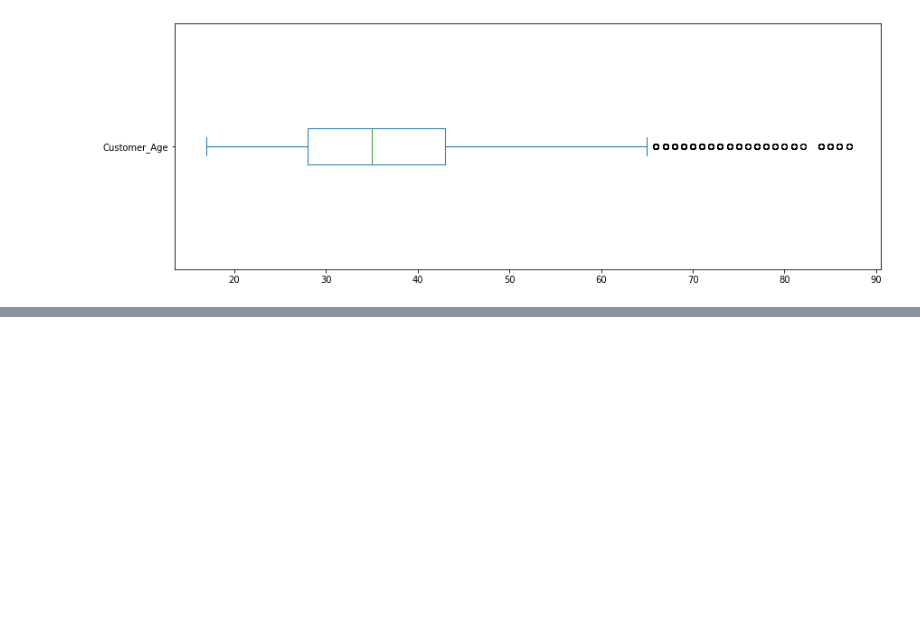
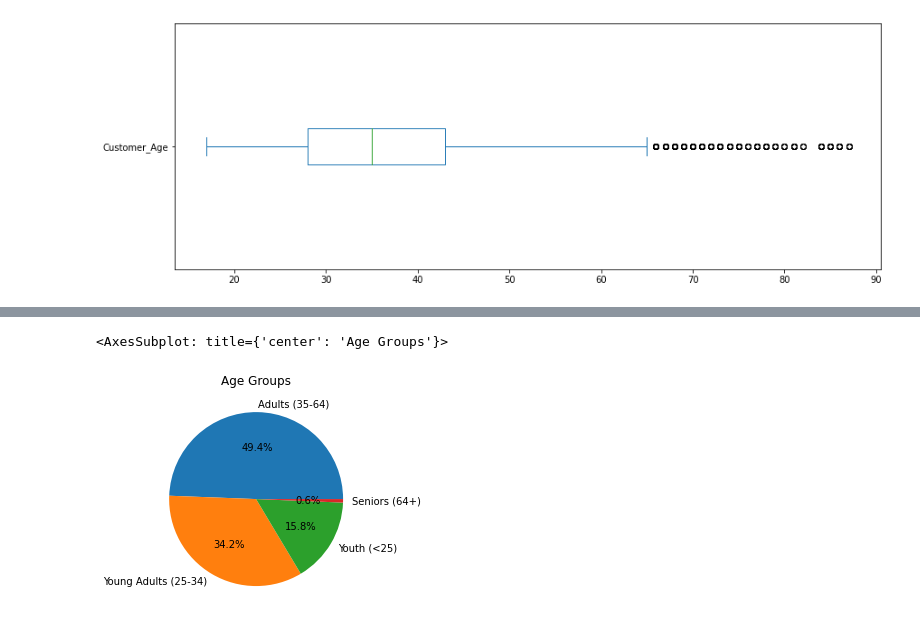
Before and after one commit to c-blomquist/Data-Analysis-Learning, a Jupyter notebook: Opening_data.ipynb, the cells around one changed output, grey strips where cells are left out. Saved outputs shown, nothing was run; the diff lists cells and outputs as text; code cells hidden in the pictures; blank space fills up the shorter version.

Commit message:
Exploring pie chart and combining 2 data types into one graph.

```diff
--- a/Opening_data.ipynb
+++ b/Opening_data.ipynb
@@ -103,0 +104,6 @@ ages_density.set_xlabel('Age')
+# %%
+sales['Age_Group'].value_counts().plot(kind="pie", title="Age Groups", ylabel='', autopct='%1.1f%%')
+# plotting a pie chart for the number of values in a specific age group, and showing the percantages to the first decimal place.
+# %% [output]
+<AxesSubplot: title={'center': 'Age Groups'}>
+[figure, added]
```
Also changed, not shown: parts of 2 cells of this notebook.
